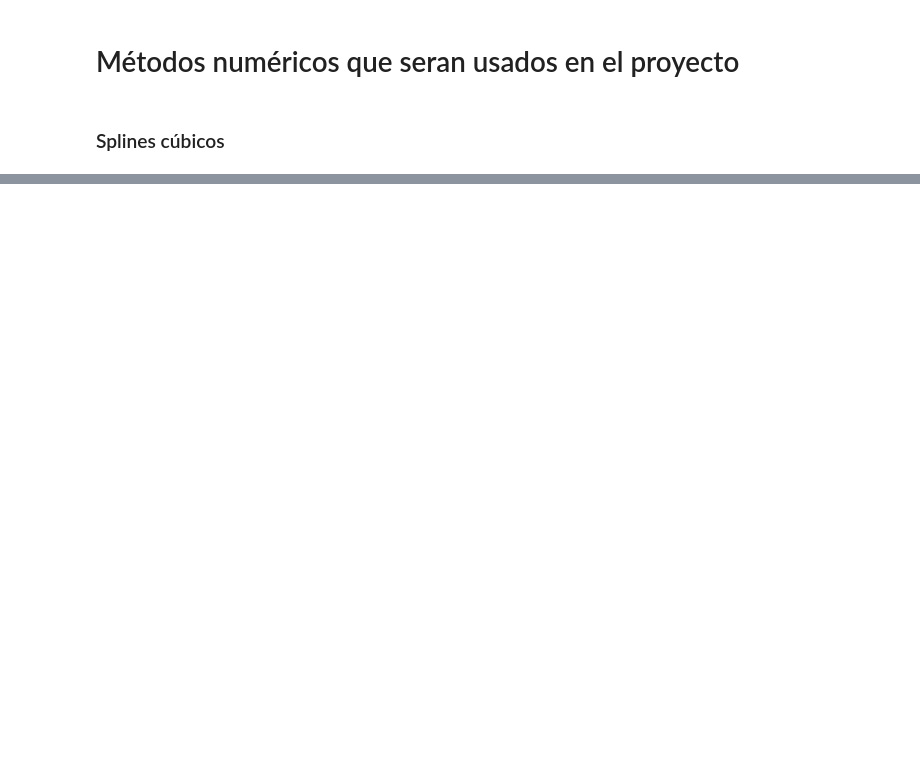
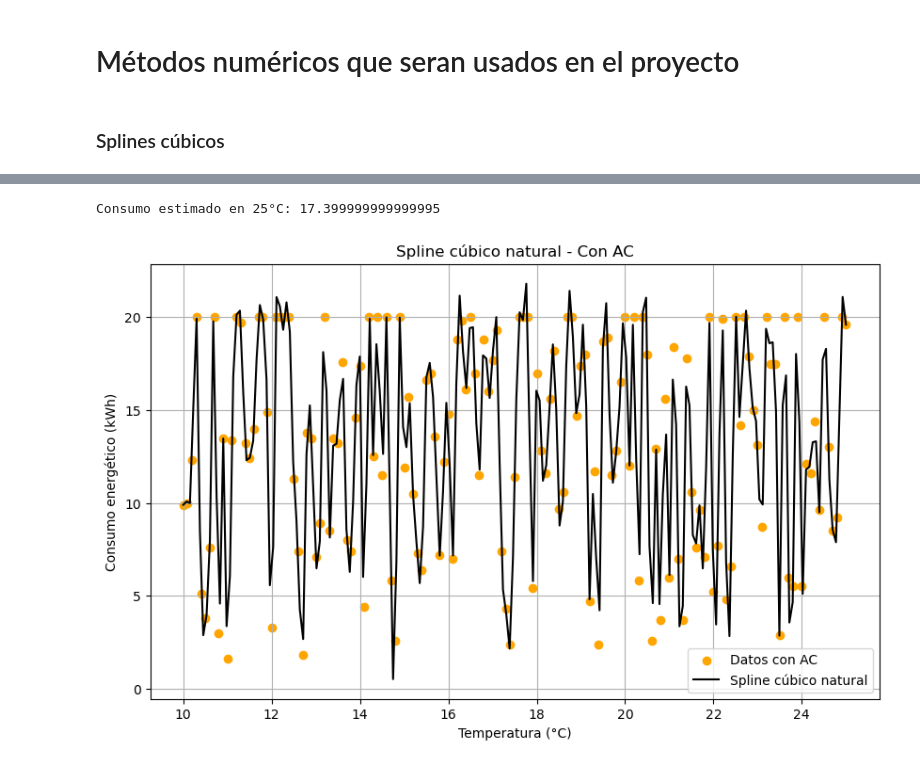
Before and after one commit to Miguelx28/M-todos-Num-ricos-2025-b, a Jupyter notebook: Codigo/metodos_usados.ipynb, the cells around one changed output, grey strips where cells are left out. Cells and saved outputs as stored; diff of their text form; code cells hidden in the pictures; blank space fills up the shorter version.

```diff
--- a/Codigo/metodos_usados.ipynb
+++ b/Codigo/metodos_usados.ipynb
@@ -69,0 +126,44 @@ def spline_cubico_natural(x, y, decimales = None):
+# %%
+import numpy as np
+
+# Supongamos que ya tienes tus datos ordenados
+x = datos_aire['Avg_Temperature_C'].values
+y = datos_aire['Energy_Consumption_kWh'].values
+
+# Calcular coeficientes
+a, b, c, d = spline_cubico_natural(x, y)
+
+# Evaluar spline en un punto específico
+def evaluar_spline(x_eval, x, a, b, c, d):
+    # Buscar el tramo correspondiente
+    for j in range(len(a)):
+        if x[j] <= x_eval <= x[j+1]:
+            dx = x_eval - x[j]
+            return a[j] + b[j]*dx + c[j]*dx**2 + d[j]*dx**3
+    return None
+
+# Ejemplo: evaluar en 22 °C
+valor = evaluar_spline(14, x, a, b, c, d)
+print("Consumo estimado en 25°C:", valor)
+# %% [output]
+Consumo estimado en 25°C: 17.399999999999995
+# %%
+import matplotlib.pyplot as plt
+
+
+x_interp = np.linspace(x.min(), x.max(), 200)
+y_interp = [evaluar_spline(xi, x, a, b, c, d) for xi in x_interp]
+
+# Graficar
+
+plt.figure(figsize=(10,6))
+plt.scatter(x, y, color='orange', label='Datos con AC')
+plt.plot(x_interp, y_interp, color='black', label='Spline cúbico natural')
+plt.xlabel('Temperatura (°C)')
+plt.ylabel('Consumo energético (kWh)')
+plt.title('Spline cúbico natural - Con AC')
+plt.legend()
+plt.grid(True)
+plt.show()
+# %% [output]
+[figure, added]
```
Also changed, not shown: parts of 2 cells of this notebook, 4 other files.
